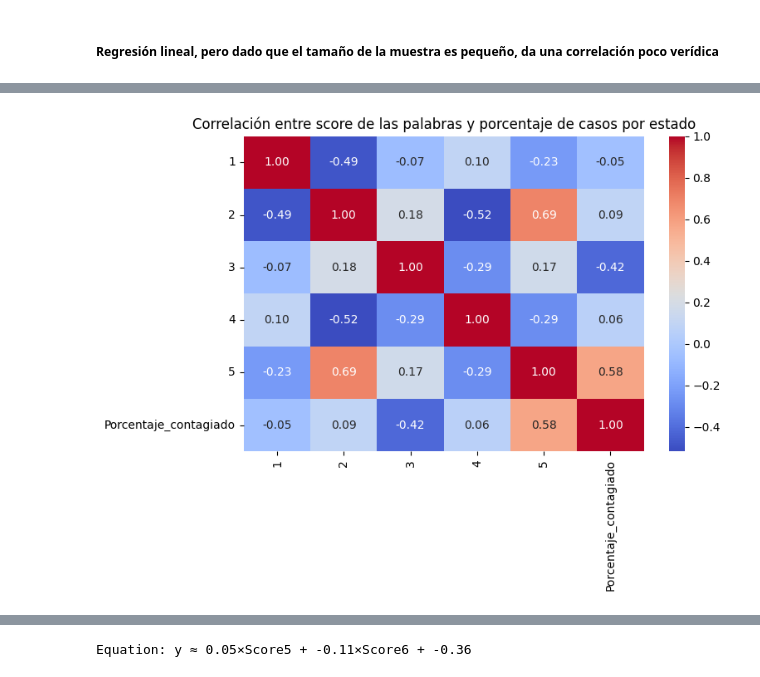
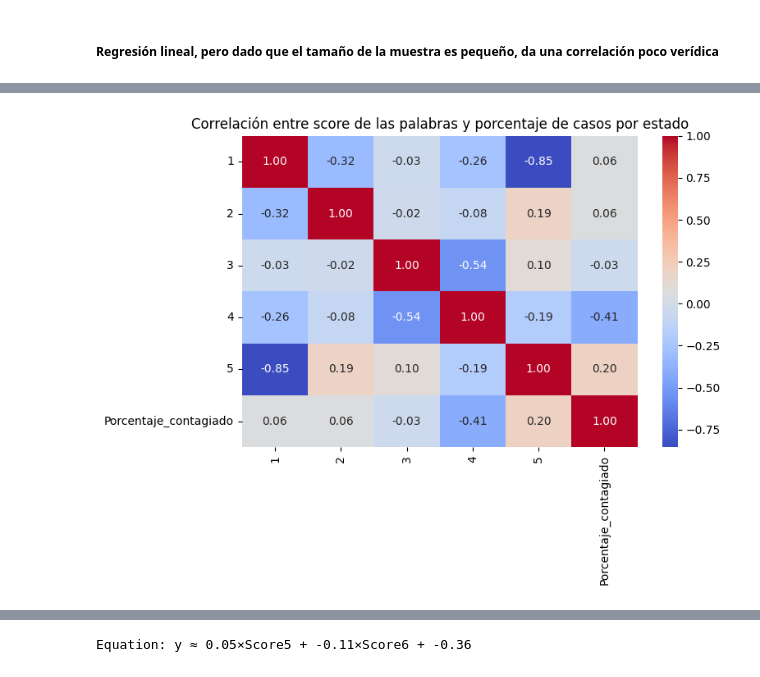
Before and after one commit to alo54/my-projects, a Jupyter notebook: Covid_news_analysis/main_file.ipynb, the cells around one changed output, grey strips where cells are left out. Saved outputs shown, nothing was run; the diff lists cells and outputs as text; code cells hidden in the pictures.

```diff
--- a/Covid_news_analysis/main_file.ipynb
+++ b/Covid_news_analysis/main_file.ipynb
@@ -360 +370,12 @@ for estado in estados:
+# %%
+#normalize the word frequency
+d = []
+for i in range(0, 18):
+    d.append({})
+
+norm_palabras_estado = dict(zip(estados, d))
+
+for estado in estados :
+    for word in palabras_estado[estado]:
+        norm_palabras_estado[estado][word] = palabras_estado[estado][word] / cant_palabras[estado]
 # %%
@@ -501,10 +481,29 @@ Oaxaca - score: 285
 df_scores = pd.DataFrame.from_dict(scores, orient='index')
 df_scores = df_scores[[1, 2, 3, 4, 5]]
 
-df_scores["Casos COVID"] = df_scores.index.map(cases_map)
-df_scores['Poblacion_total'] = df_scores.index.map(poblacion_mexico_2020)
-df_scores['Porcentaje_contagiado'] = df_scores['Casos COVID'] * 100/df_scores['Poblacion_total']
+df_scores["Casos COVID"] = df_window['total_cases']
+df_scores['Poblacion_total'] = df_window['poblacion']
+df_scores['Porcentaje_contagiado'] = df_window['percentage']
 
-df_scores
+#Normalize the number of each score
+
+d = {i: 0 for i in range(1, 6)}
+norm_scores = {}
+for estado in estados:
+    norm_scores[estado] = d.copy()
+
+for estado in estados:
+    for score in norm_scores[estado]:
+        norm_scores[estado][score] = scores[estado][score] * 100 / len(headers[estado])
+
+df_norm_scores = pd.DataFrame.from_dict(norm_scores, orient='index')
+df_norm_scores = df_norm_scores[[1, 2, 3, 4, 5]]
+
+df_norm_scores["Casos COVID"] = df_window['total_cases']
+df_norm_scores['Poblacion_total'] = df_window['poblacion']
+df_norm_scores['Porcentaje_contagiado'] = df_window['percentage']
+
+df_norm_scores_sorted = df_norm_scores.sort_values(by = 'Porcentaje_contagiado', ascending = False)
+df_norm_scores_sorted
 # %% [output]
 |  | 1 | 2 | 3 | 4 | 5 | Casos COVID | Poblacion_total | Porcentaje_contagiado |
@@ -751,22 +714,22 @@ RMSE: 0.00851669975674077
 # %%
 import seaborn as sns
 import matplotlib.pyplot as plt
 
 # Select relevant columns
-corr_df = df_scores[[1, 2, 3, 4, 5, 'Porcentaje_contagiado']]
+corr_df = df_norm_scores_sorted[[1, 2, 3, 4, 5, 'Porcentaje_contagiado']]
 
 # Compute correlation matrix
 corr_matrix = corr_df.corr()
 
 # Display correlation matrix as heatmap
 plt.figure(figsize=(8, 6))
 sns.heatmap(corr_matrix, annot=True, cmap="coolwarm", fmt=".2f")
 plt.title("Correlación entre score de las palabras y porcentaje de casos por estado")
 plt.tight_layout()
 plt.show()
 #hay correlacion entre porcentaje y palabras con score 5
 # %% [output]
-[figure, old version]
+[figure, new version]
 # %%
 import seaborn as sns
 import matplotlib.pyplot as plt
```
Also changed, not shown: parts of 29 cells of this notebook, 1 other file.
